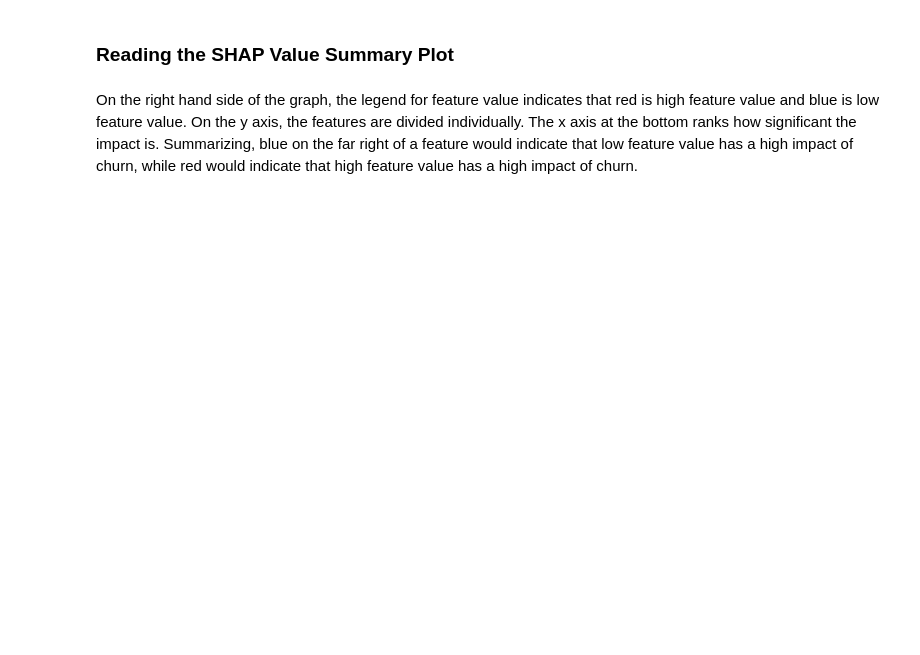
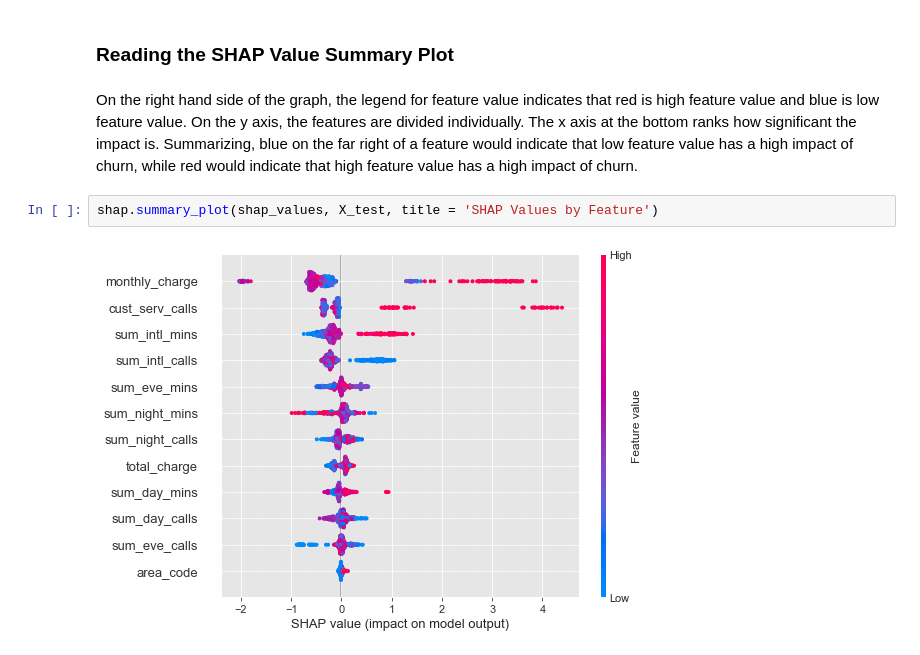
Before and after one commit to jaykayso/SyriaTel-Comm-Project, a Jupyter notebook: notebooks/Overview.ipynb, the cells around one changed output. Saved outputs shown, nothing was run; the diff lists cells and outputs as text; blank space fills up the shorter version.

```diff
--- a/notebooks/Overview.ipynb
+++ b/notebooks/Overview.ipynb
@@ -1462,3 +1438,7 @@ shap.summary_plot(shap_values, X_test)
 ### Reading the SHAP Value Summary Plot
 # %% [markdown]
 On the right hand side of the graph, the legend for feature value indicates that red is high feature value and blue is low feature value. On the y axis, the features are divided individually. The x axis at the bottom ranks how significant the impact is. Summarizing, blue on the far right of a feature would indicate that low feature value has a high impact of churn, while red would indicate that high feature value has a high impact of churn.
+# %%
+shap.summary_plot(shap_values, X_test, title = 'SHAP Values by Feature')
+# %% [output]
+[figure, added]
```
Also changed, not shown: parts of 9 cells of this notebook, 1 other file.
